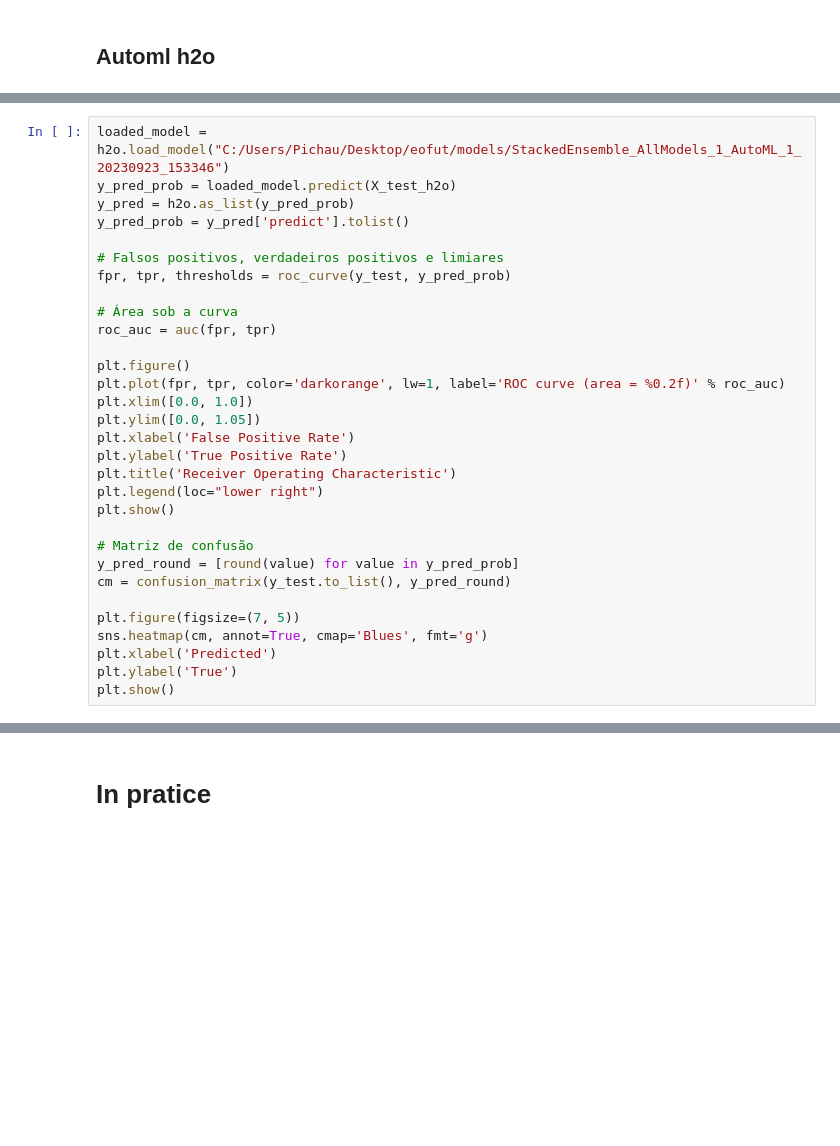
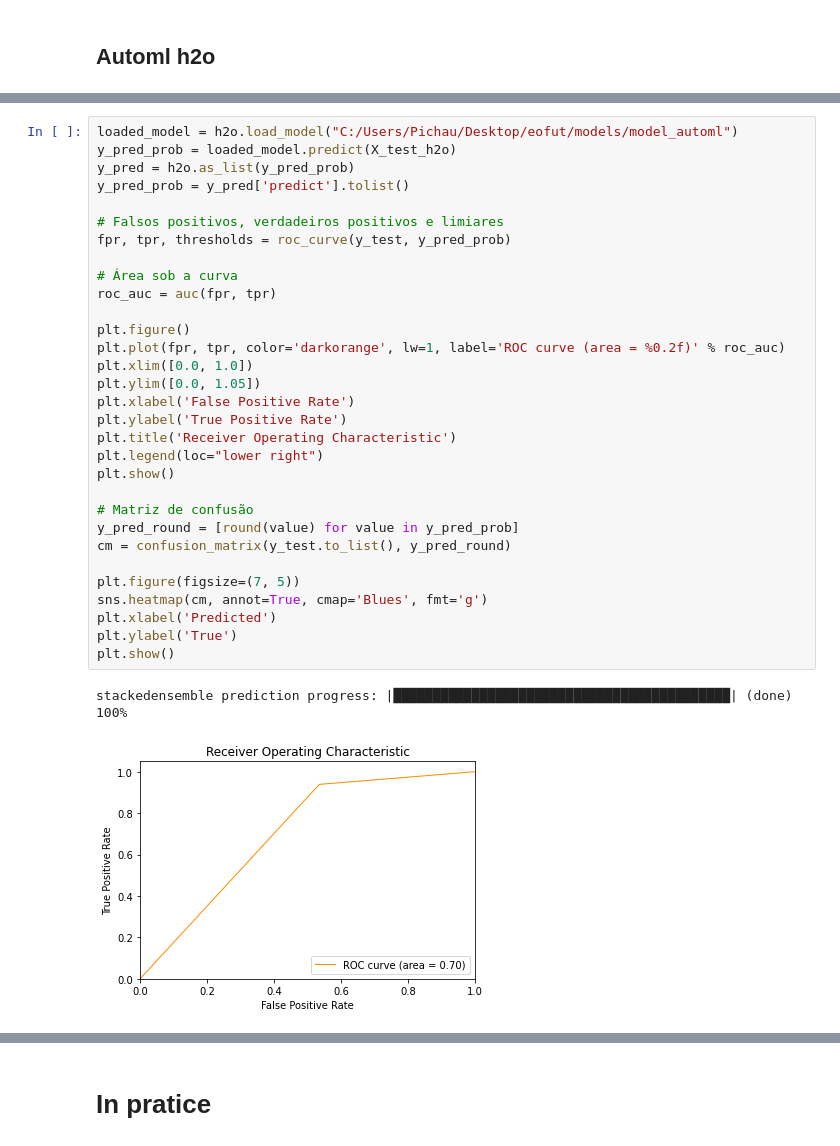
Before and after one commit to nathancarlos22/eo-fut-live, a Jupyter notebook: src/nc-model-pred-live.ipynb, the cells around one changed output, grey strips where cells are left out. Saved outputs shown, nothing was run; the diff lists cells and outputs as text; blank space fills up the shorter version.

```diff
--- a/src/nc-model-pred-live.ipynb
+++ b/src/nc-model-pred-live.ipynb
@@ -461,31 +503,34 @@ model_path = h2o.save_model(model=aml.leader, path="../models/", force=True)
 # %%
-loaded_model = h2o.load_model("C:/Users/Pichau/Desktop/eofut/models/StackedEnsemble_AllModels_1_AutoML_1_20230923_153346")
+loaded_model = h2o.load_model("C:/Users/Pichau/Desktop/eofut/models/model_automl")
 y_pred_prob = loaded_model.predict(X_test_h2o)
 y_pred = h2o.as_list(y_pred_prob)
 y_pred_prob = y_pred['predict'].tolist()
 
 # Falsos positivos, verdadeiros positivos e limiares
 fpr, tpr, thresholds = roc_curve(y_test, y_pred_prob)
 
 # Área sob a curva
 roc_auc = auc(fpr, tpr)
 
 plt.figure()
 plt.plot(fpr, tpr, color='darkorange', lw=1, label='ROC curve (area = %0.2f)' % roc_auc)
 plt.xlim([0.0, 1.0])
 plt.ylim([0.0, 1.05])
 plt.xlabel('False Positive Rate')
 plt.ylabel('True Positive Rate')
 plt.title('Receiver Operating Characteristic')
 plt.legend(loc="lower right")
 plt.show()
 
 # Matriz de confusão
 y_pred_round = [round(value) for value in y_pred_prob]
 cm = confusion_matrix(y_test.to_list(), y_pred_round)
 
 plt.figure(figsize=(7, 5))
 sns.heatmap(cm, annot=True, cmap='Blues', fmt='g')
 plt.xlabel('Predicted')
 plt.ylabel('True')
 plt.show()
+# %% [output]
+stackedensemble prediction progress: |███████████████████████████████████████████| (done) 100%
+[figure, added]
```
Also changed, not shown: parts of 21 cells of this notebook, 3 other files.
